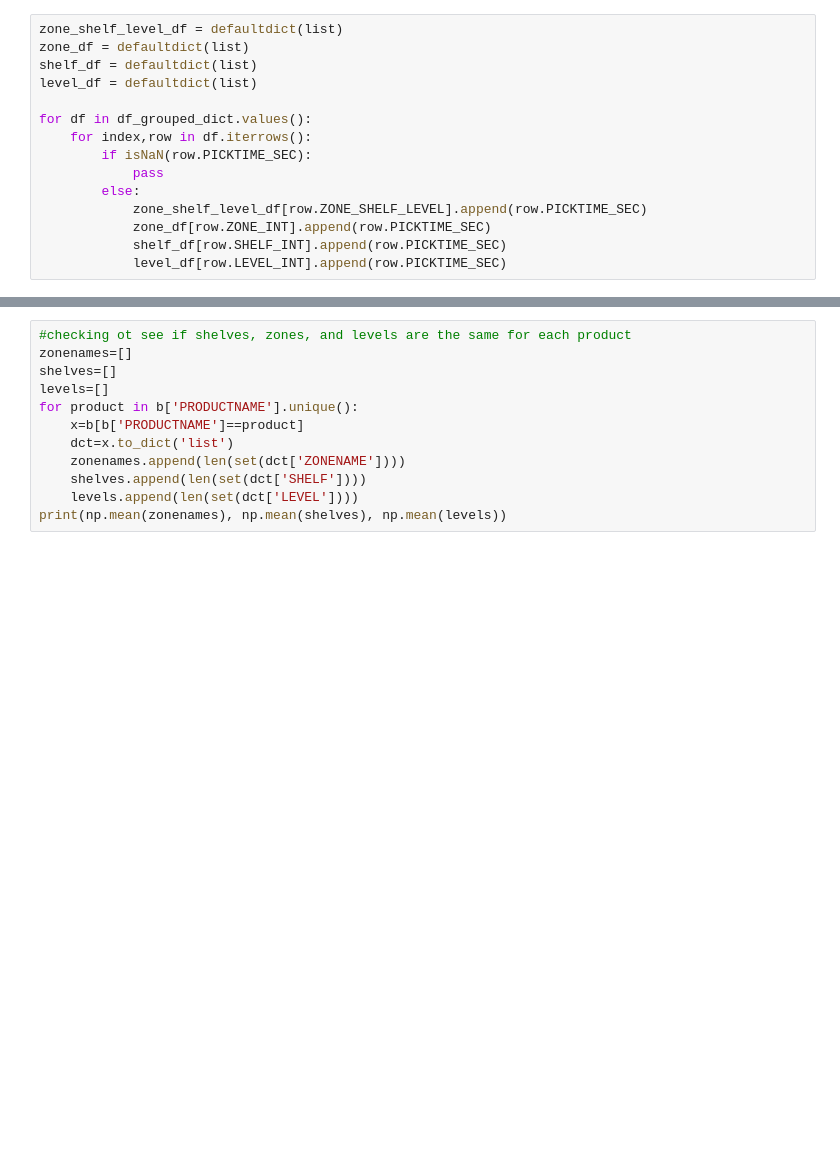
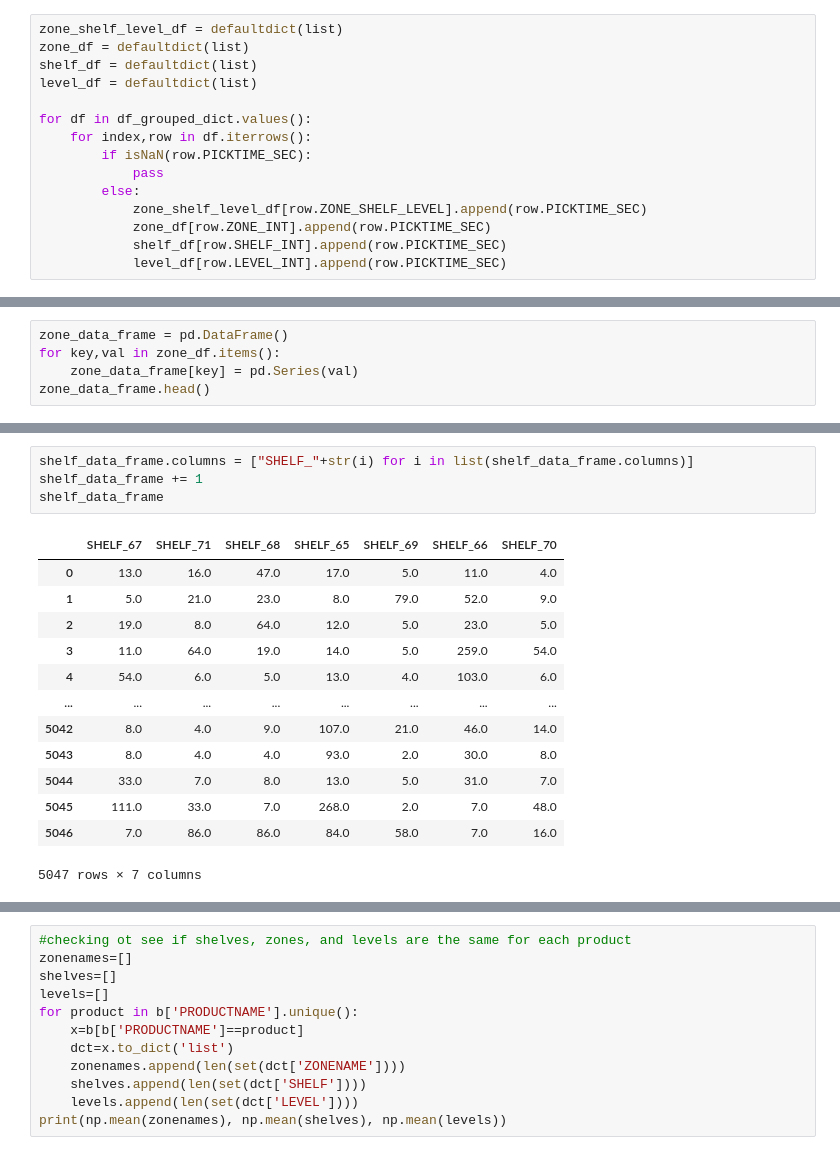
Before and after one commit to oostendo/2022-SI699-011, a Jupyter notebook: lyc-icee/Analysis 1.ipynb, the cells around one changed output, grey strips where cells are left out. Saved outputs shown, nothing was run; the diff lists cells and outputs as text; blank space fills up the shorter version.

```diff
--- a/lyc-icee/Analysis 1.ipynb
+++ b/lyc-icee/Analysis 1.ipynb
@@ -459,0 +457,5 @@ defaultdict(list,
+# %%
+zone_data_frame = pd.DataFrame()
+for key,val in zone_df.items():
+    zone_data_frame[key] = pd.Series(val)
+zone_data_frame.head()
@@ -459,0 +481,18 @@ defaultdict(list,
+# %%
+shelf_data_frame.columns = ["SHELF_"+str(i) for i in list(shelf_data_frame.columns)]
+shelf_data_frame += 1
+shelf_data_frame
+# %% [output]
+|  | SHELF_67 | SHELF_71 | SHELF_68 | SHELF_65 | SHELF_69 | SHELF_66 | SHELF_70 |
+| 0 | 13.0 | 16.0 | 47.0 | 17.0 | 5.0 | 11.0 | 4.0 |
+| 1 | 5.0 | 21.0 | 23.0 | 8.0 | 79.0 | 52.0 | 9.0 |
+| 2 | 19.0 | 8.0 | 64.0 | 12.0 | 5.0 | 23.0 | 5.0 |
+| 3 | 11.0 | 64.0 | 19.0 | 14.0 | 5.0 | 259.0 | 54.0 |
+| 4 | 54.0 | 6.0 | 5.0 | 13.0 | 4.0 | 103.0 | 6.0 |
+| ... | ... | ... | ... | ... | ... | ... | ... |
+| 5042 | 8.0 | 4.0 | 9.0 | 107.0 | 21.0 | 46.0 | 14.0 |
+| 5043 | 8.0 | 4.0 | 4.0 | 93.0 | 2.0 | 30.0 | 8.0 |
+| 5044 | 33.0 | 7.0 | 8.0 | 13.0 | 5.0 | 31.0 | 7.0 |
+| 5045 | 111.0 | 33.0 | 7.0 | 268.0 | 2.0 | 7.0 | 48.0 |
+| 5046 | 7.0 | 86.0 | 86.0 | 84.0 | 58.0 | 7.0 | 16.0 |
+5047 rows × 7 columns
```
Also changed, not shown: parts of 22 cells of this notebook.
